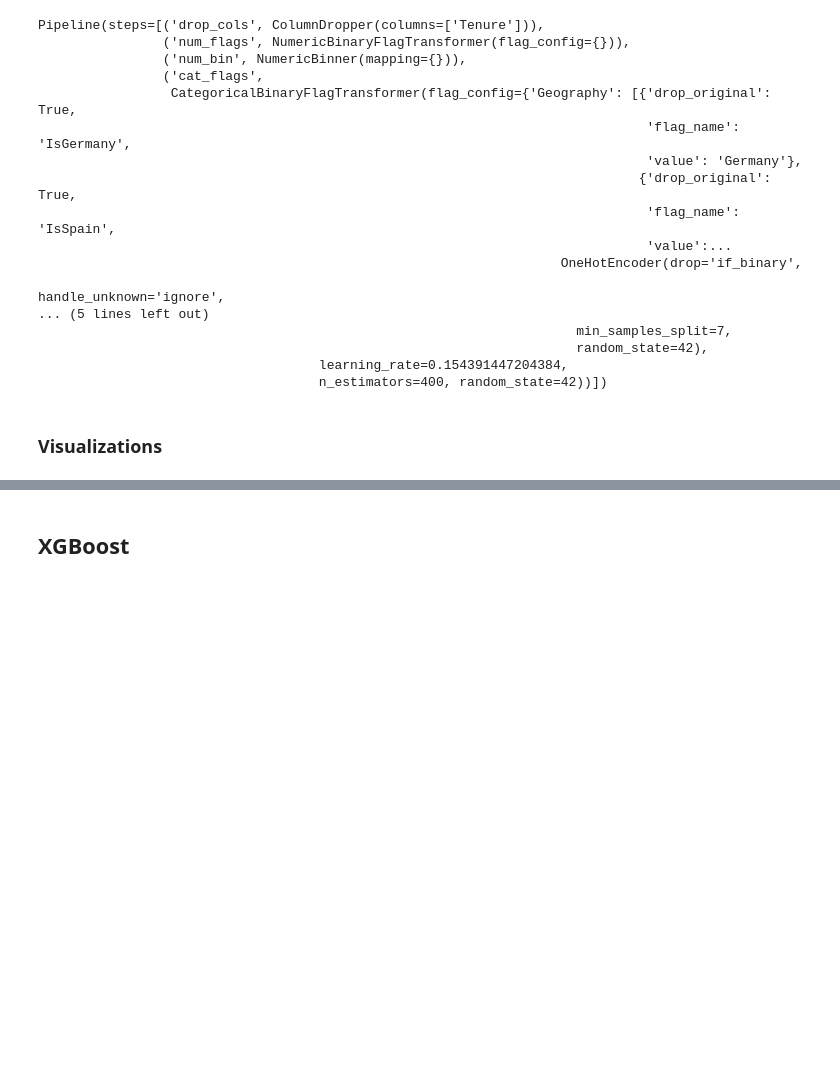
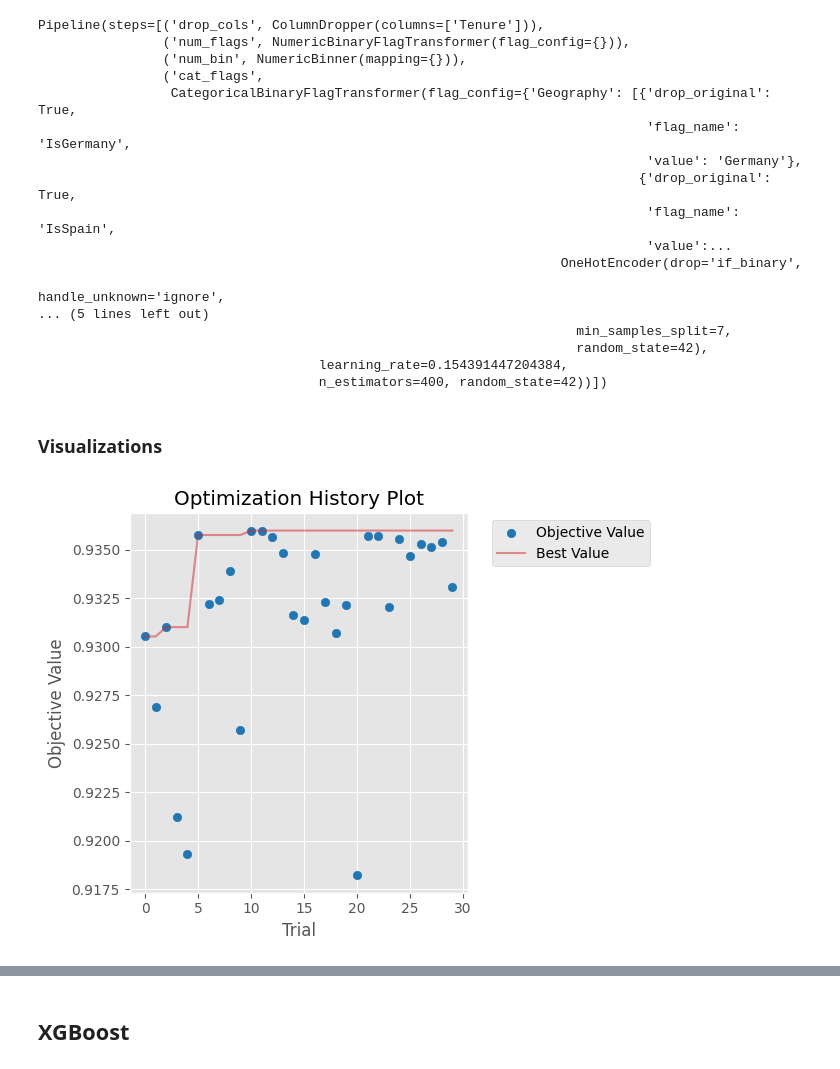
Before and after one commit to Maxstef/data-loves-ml-for-people-course, a Jupyter notebook: notebooks/2_4_ensembles_cross_val/0_8_bank_customer_ensembles.ipynb, the cells around one changed output, grey strips where cells are left out. Drawn from its saved outputs; the diff is of its cells as text; code cells hidden in the pictures; blank space fills up the shorter version.

```diff
--- a/notebooks/2_4_ensembles_cross_val/0_8_bank_customer_ensembles.ipynb
+++ b/notebooks/2_4_ensembles_cross_val/0_8_bank_customer_ensembles.ipynb
@@ -817,5 +811,8 @@ Pipeline(steps=[('drop_cols', ColumnDropper(columns=['Tenure'])),
 # %% [markdown]
 ### Visualizations
 # %%
-optuna.visualization.plot_optimization_history(study_ada)
+fig = vis_mpl.plot_optimization_history(study_ada)
+plt.show()
+# %% [output]
+[figure, added]
 # %%
```
Also changed, not shown: parts of 14 cells of this notebook.
